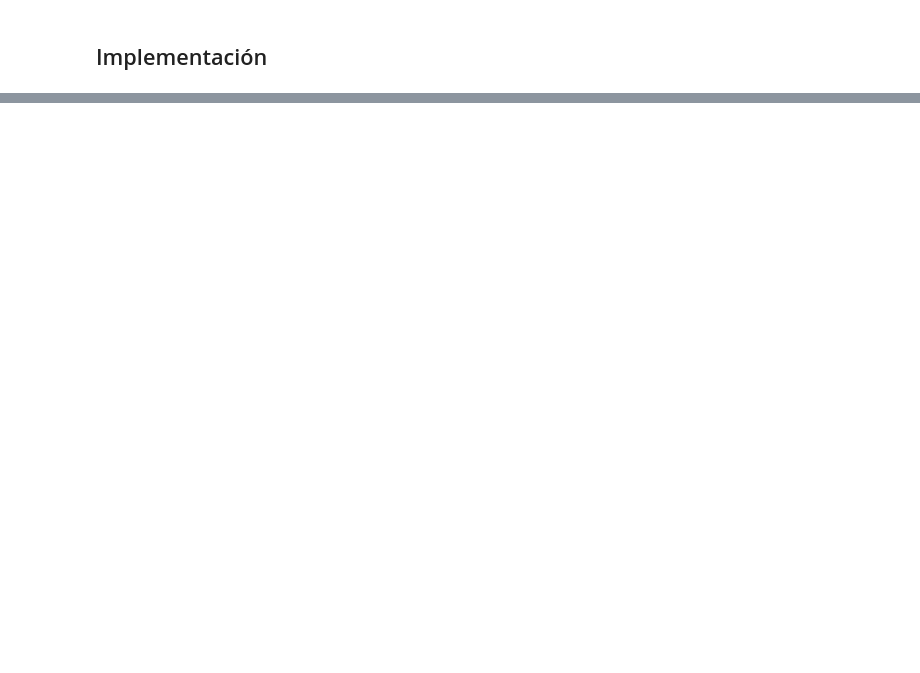
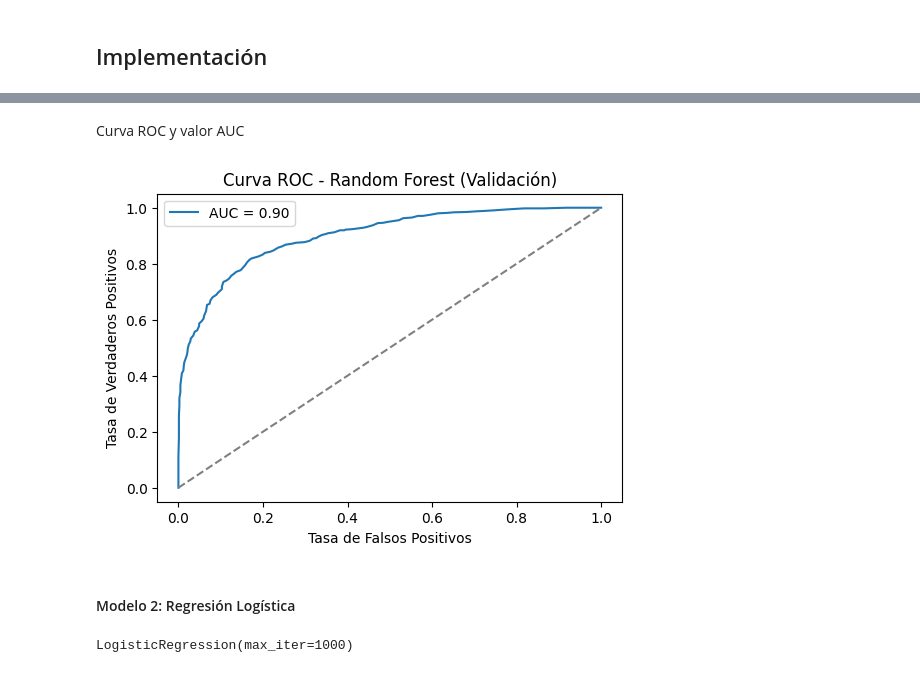
Before and after one commit to eliasalvarado/SDC-Labs, a Jupyter notebook: Laboratorio1/lab1.ipynb, the cells around one changed output, grey strips where cells are left out. Cells and saved outputs as stored; diff of their text form; code cells hidden in the pictures; blank space fills up the shorter version.

Commit message:
Implementación de modelos RF y LR

```diff
--- a/Laboratorio1/lab1.ipynb
+++ b/Laboratorio1/lab1.ipynb
@@ -373,2 +405,34 @@ X_train, X_val, y_train, y_val = train_test_split(
 # %% [markdown]
 ## Implementación
+# %%
+# Función para generar matriz de confusión
+def confusionMatrix(model, X, y, title):
+    y_pred = model.predict(X)
+    cm = confusion_matrix(y, y_pred)
+    plt.figure(figsize=(6,4))
+    sns.heatmap(cm, annot=True, fmt="d", cmap="Blues", xticklabels=["Legítimo", "Phishing"], yticklabels=["Legítimo", "Phishing"])
+    plt.xlabel("Predicción")
+    plt.ylabel("Real")
+    plt.title(f"Matriz de Confusión - {title}")
+    plt.show()
+
+# Función para generar reporte de clasificación
+def classificationReport(model, X, y, title):
+    y_pred = model.predict(X)
+    print(f"Reporte de Clasificación - {title}")
+    print(classification_report(y, y_pred))
+
+# Función para generar curva ROC y valor AUC
+def rocCurve(model, X, y, title):
+    y_pred_proba = model.predict_proba(X)[:,1]
+    fpr, tpr, _ = roc_curve(y, y_pred_proba)
+    auc_score = auc(fpr, tpr)
+
+    plt.figure(figsize=(6,4))
+    plt.plot(fpr, tpr, label=f"AUC = {auc_score:.2f}")
+    plt.plot([0,1], [0,1], linestyle="--", color="gray")
+    plt.xlabel("Tasa de Falsos Positivos")
+    plt.ylabel("Tasa de Verdaderos Positivos")
+    plt.title(f"Curva ROC - {title}")
+    plt.legend()
+    plt.show()
@@ -374,0 +441,3 @@ X_train, X_val, y_train, y_val = train_test_split(
+# %%
+rfModel = RandomForestClassifier(n_estimators=100, random_state=101)
+rfModel.fit(X_train, y_train)
@@ -374,0 +466,13 @@ X_train, X_val, y_train, y_val = train_test_split(
+# %% [markdown]
+Curva ROC y valor AUC
+# %%
+rocCurve(rfModel, X_val, y_val, "Random Forest (Validación)")
+# %% [output]
+[figure, added]
+# %% [markdown]
+#### Modelo 2: Regresión Logística
+# %%
+lrModel = LogisticRegression(max_iter=1000)
+lrModel.fit(X_train, y_train)
+# %% [output]
+LogisticRegression(max_iter=1000)
```
Also changed, not shown: parts of 29 cells of this notebook, 6 other files.
